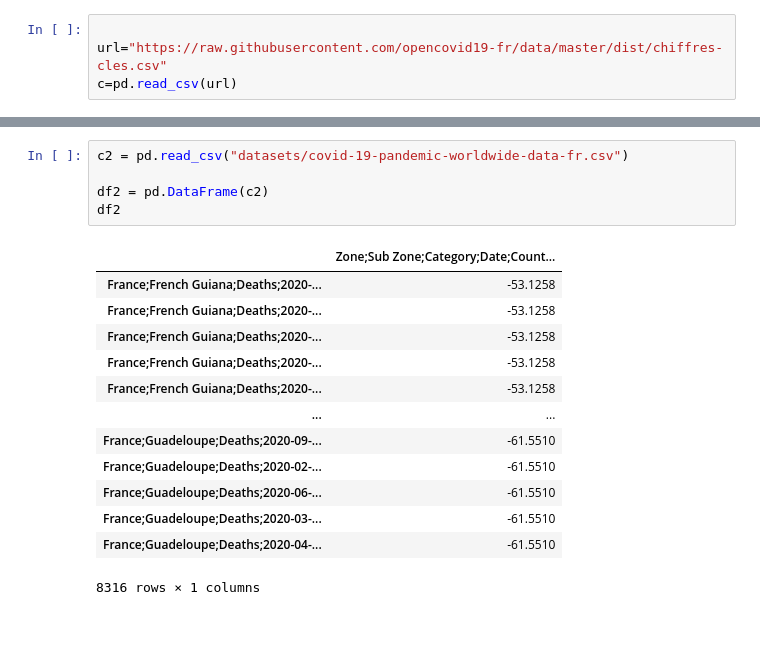
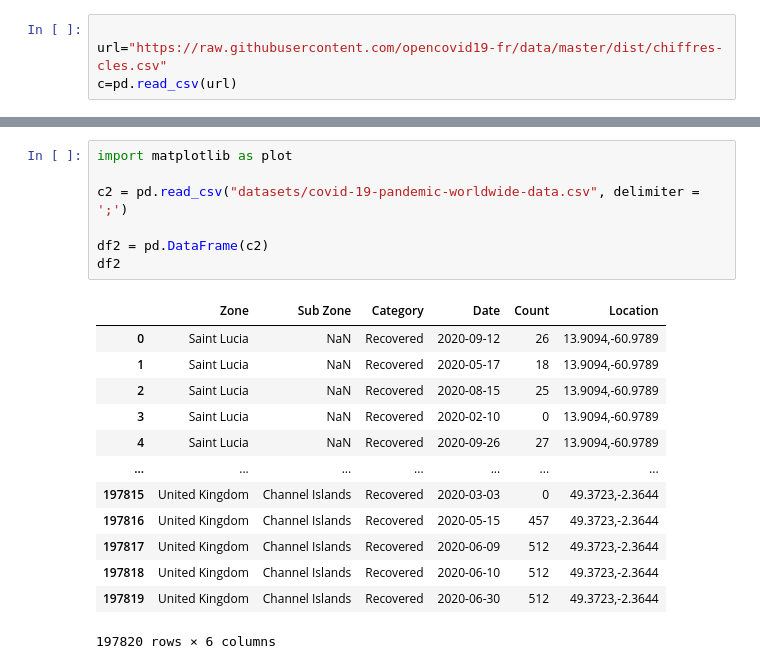
Before and after one commit to leborgne-alexandre/data_science-, a Jupyter notebook: projet_data_science.ipynb, the cells around one changed output, grey strips where cells are left out. Cells and saved outputs as stored; diff of their text form; blank space fills up the shorter version.

```diff
--- a/projet_data_science.ipynb
+++ b/projet_data_science.ipynb
@@ -34,19 +34,21 @@ df1
 # %%
-c2 = pd.read_csv("datasets/covid-19-pandemic-worldwide-data-fr.csv")
+import matplotlib as plot
+
+c2 = pd.read_csv("datasets/covid-19-pandemic-worldwide-data.csv", delimiter = ';')
 
 df2 = pd.DataFrame(c2)
 df2
 # %% [output]
-|  | Zone;Sub Zone;Category;Date;Count... |
-| France;French Guiana;Deaths;2020-... | -53.1258 |
-| France;French Guiana;Deaths;2020-... | -53.1258 |
-| France;French Guiana;Deaths;2020-... | -53.1258 |
-| France;French Guiana;Deaths;2020-... | -53.1258 |
-| France;French Guiana;Deaths;2020-... | -53.1258 |
-| ... | ... |
-| France;Guadeloupe;Deaths;2020-09-... | -61.5510 |
-| France;Guadeloupe;Deaths;2020-02-... | -61.5510 |
-| France;Guadeloupe;Deaths;2020-06-... | -61.5510 |
-| France;Guadeloupe;Deaths;2020-03-... | -61.5510 |
-| France;Guadeloupe;Deaths;2020-04-... | -61.5510 |
+|  | Zone | Sub Zone | Category | Date | Count | Location |
+| 0 | Saint Lucia | NaN | Recovered | 2020-09-12 | 26 | 13.9094,-60.9789 |
+| 1 | Saint Lucia | NaN | Recovered | 2020-05-17 | 18 | 13.9094,-60.9789 |
+| 2 | Saint Lucia | NaN | Recovered | 2020-08-15 | 25 | 13.9094,-60.9789 |
+| 3 | Saint Lucia | NaN | Recovered | 2020-02-10 | 0 | 13.9094,-60.9789 |
+| 4 | Saint Lucia | NaN | Recovered | 2020-09-26 | 27 | 13.9094,-60.9789 |
+| ... | ... | ... | ... | ... | ... | ... |
+| 197815 | United Kingdom | Channel Islands | Recovered | 2020-03-03 | 0 | 49.3723,-2.3644 |
+| 197816 | United Kingdom | Channel Islands | Recovered | 2020-05-15 | 457 | 49.3723,-2.3644 |
+| 197817 | United Kingdom | Channel Islands | Recovered | 2020-06-09 | 512 | 49.3723,-2.3644 |
+| 197818 | United Kingdom | Channel Islands | Recovered | 2020-06-10 | 512 | 49.3723,-2.3644 |
+| 197819 | United Kingdom | Channel Islands | Recovered | 2020-06-30 | 512 | 49.3723,-2.3644 |
-8316 rows × 1 columns
+197820 rows × 6 columns
```
Also changed, not shown: parts of 11 cells of this notebook.
